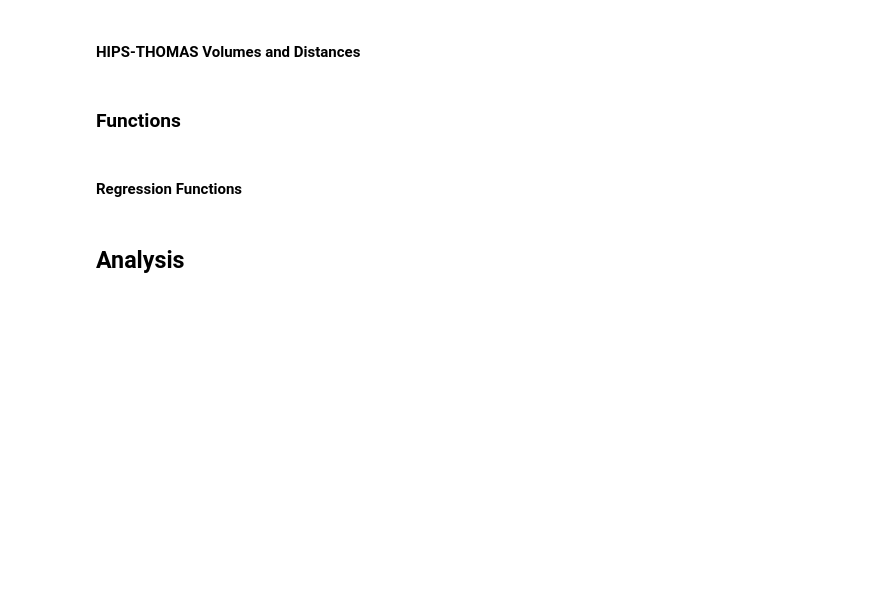
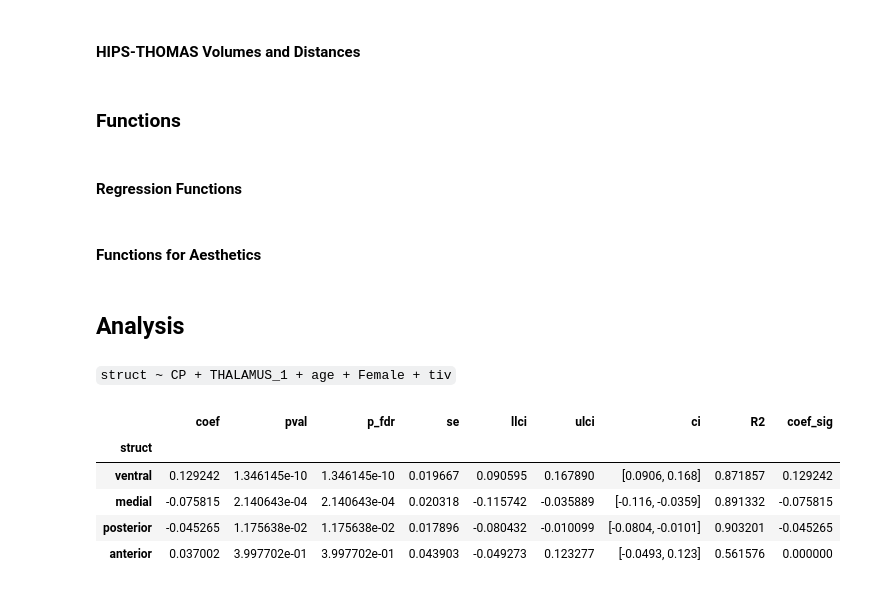
Before and after one commit to srs328/ms_mri, a Jupyter notebook: analysis/thalamus/results/3-CP_and_medial_posterior_atrophy.ipynb, the cells around one changed output. Saved outputs shown, nothing was run; the diff lists cells and outputs as text; code cells hidden in the pictures; blank space fills up the shorter version.

```diff
--- a/analysis/thalamus/results/3-CP_and_medial_posterior_atrophy.ipynb
+++ b/analysis/thalamus/results/3-CP_and_medial_posterior_atrophy.ipynb
@@ -370,3 +370,5 @@ def run_regressions_refactored(
         results_by_predictor[pred] = df_pred
 
     return results_by_struct, results_by_predictor
+# %% [markdown]
+#### Functions for Aesthetics
@@ -375,23 +379,32 @@ def run_regressions_refactored(
 # %%
 model_data = df.join(df_thomas)[MS_patients]
 model_data = zscore(model_data)
 
 outcomes = [
     "medial",
     "posterior",
     "ventral",
     "anterior"
 ]
 
 predictor = ["CP"]
 covariates = ["THALAMUS_1", "age", "Female", "tiv"]
 
 _, results = run_regressions_refactored(
     model_data,
     outcomes,
-    [predictor],
+    predictor,
     covariates
 )
-results = results[predictor]
+results = results["CP"]
 display_order = results["coef"].apply(np.abs).sort_values(ascending=False).index
+display(Markdown(f"`struct ~ CP + {" + ".join(covariates)}`"))
 display(results.loc[display_order, :])
+# %% [output]
+`struct ~ CP + THALAMUS_1 + age + Female + tiv`
+|  | coef | pval | p_fdr | se | llci | ulci | ci | R2 | coef_sig |
+| struct |  |  |  |  |  |  |  |  |  |
+| ventral | 0.129242 | 1.346145e-10 | 1.346145e-10 | 0.019667 | 0.090595 | 0.167890 | [0.0906, 0.168] | 0.871857 | 0.129242 |
+| medial | -0.075815 | 2.140643e-04 | 2.140643e-04 | 0.020318 | -0.115742 | -0.035889 | [-0.116, -0.0359] | 0.891332 | -0.075815 |
+| posterior | -0.045265 | 1.175638e-02 | 1.175638e-02 | 0.017896 | -0.080432 | -0.010099 | [-0.0804, -0.0101] | 0.903201 | -0.045265 |
+| anterior | 0.037002 | 3.997702e-01 | 3.997702e-01 | 0.043903 | -0.049273 | 0.123277 | [-0.0493, 0.123] | 0.561576 | 0.000000 |
```
Also changed, not shown: parts of 3 cells of this notebook, 1 other file.
